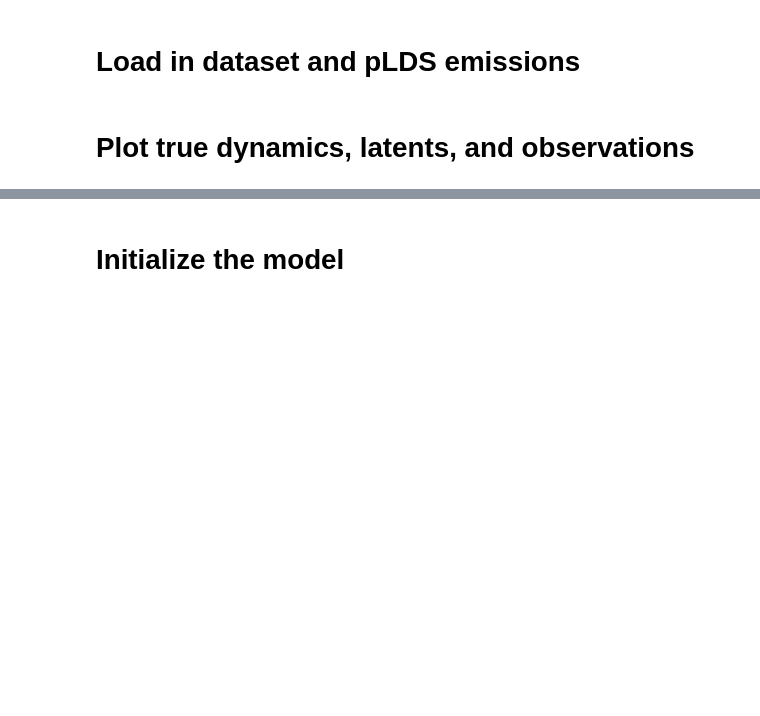
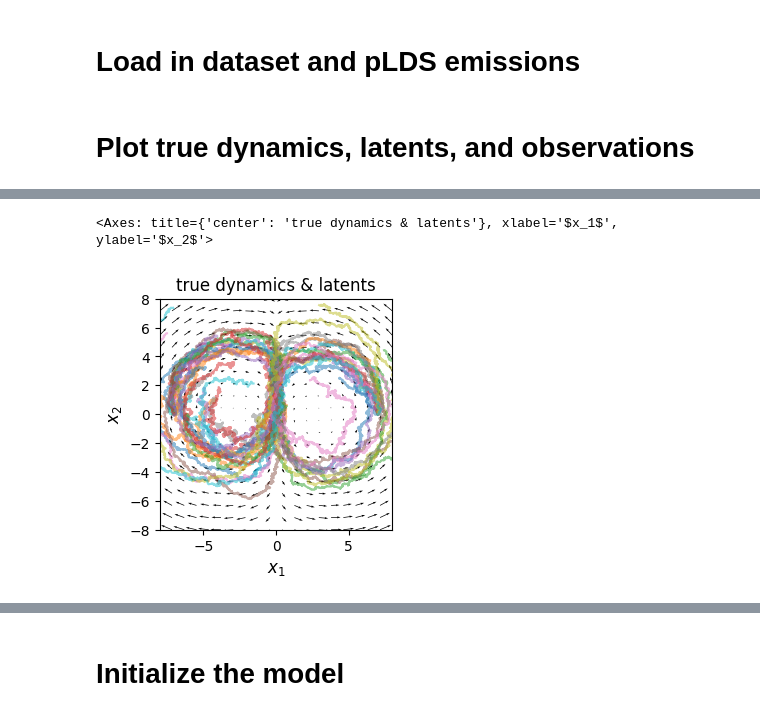
Before and after one commit to lindermanlab/gpslds, a Jupyter notebook: synthetic_data_demo.ipynb, the cells around one changed output, grey strips where cells are left out. Drawn from its saved outputs; the diff is of its cells as text; code cells hidden in the pictures; blank space fills up the shorter version.

```diff
--- a/synthetic_data_demo.ipynb
+++ b/synthetic_data_demo.ipynb
@@ -84,3 +135,9 @@ Text(0, 0.5, '$x_2$')
+# %%
+# plot true latent states on top of true dynamics
+plot_dynamics_and_latents(generate_synthetic_dynamics, xs, xlim=(-8, 8), ylim=(-8, 8), n_xpts=20, n_ypts=20)
+# %% [output]
+<Axes: title={'center': 'true dynamics & latents'}, xlabel='$x_1$', ylabel='$x_2$'>
+[figure, added]
 # %%
 # plot observations for one trial
 trial_idx = 0
```
Also changed, not shown: parts of 25 cells of this notebook.
